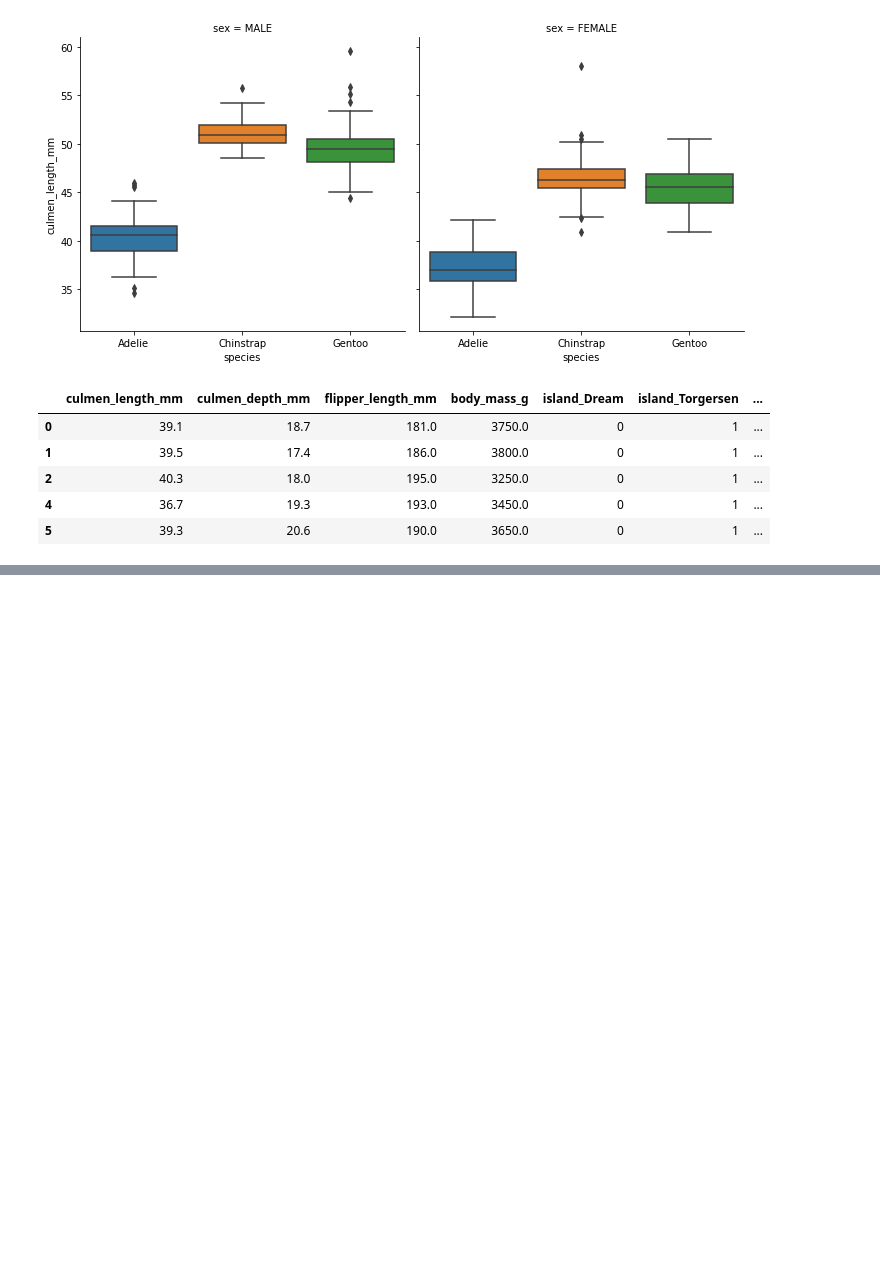
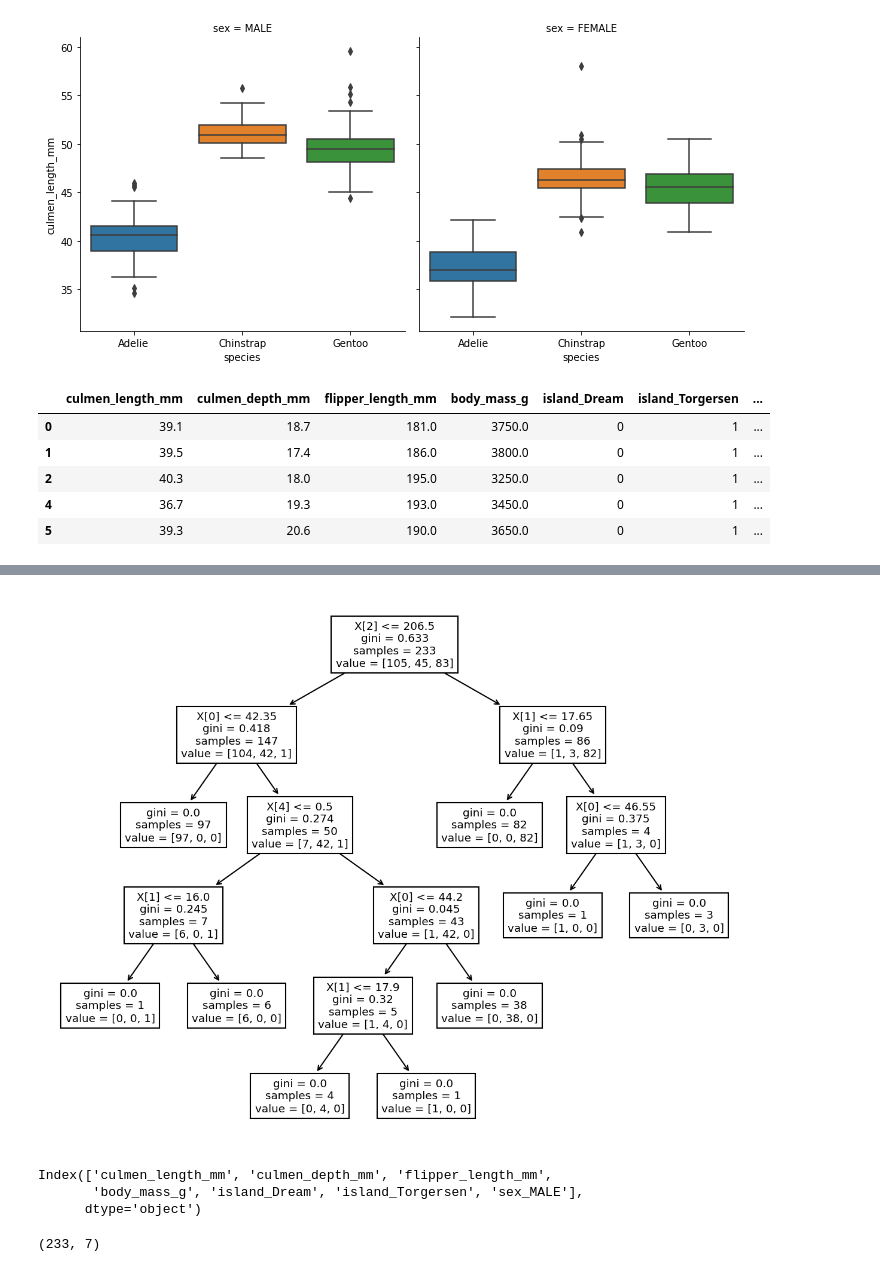
Before and after one commit to sreekanthmutthoju/ML_Live_Class, a Jupyter notebook: Decision_Trees/Peguin_Decision_Tree.ipynb, the cells around one changed output, grey strips where cells are left out. Cells and saved outputs as stored; diff of their text form; code cells hidden in the pictures; blank space fills up the shorter version.

```diff
--- a/Decision_Trees/Peguin_Decision_Tree.ipynb
+++ b/Decision_Trees/Peguin_Decision_Tree.ipynb
@@ -165,0 +284,15 @@ y = df['species']
+# %%
+plt.figure(figsize=(10,8),dpi=150)
+plot_tree(model); #Semicolon to remove additional info which was shown above
+# %% [output]
+[figure, added]
+# %%
+X.columns
+# %% [output]
+Index(['culmen_length_mm', 'culmen_depth_mm', 'flipper_length_mm',
+       'body_mass_g', 'island_Dream', 'island_Torgersen', 'sex_MALE'],
+      dtype='object')
+# %%
+X_train.shape
+# %% [output]
+(233, 7)
```
Also changed, not shown: parts of 30 cells of this notebook.
